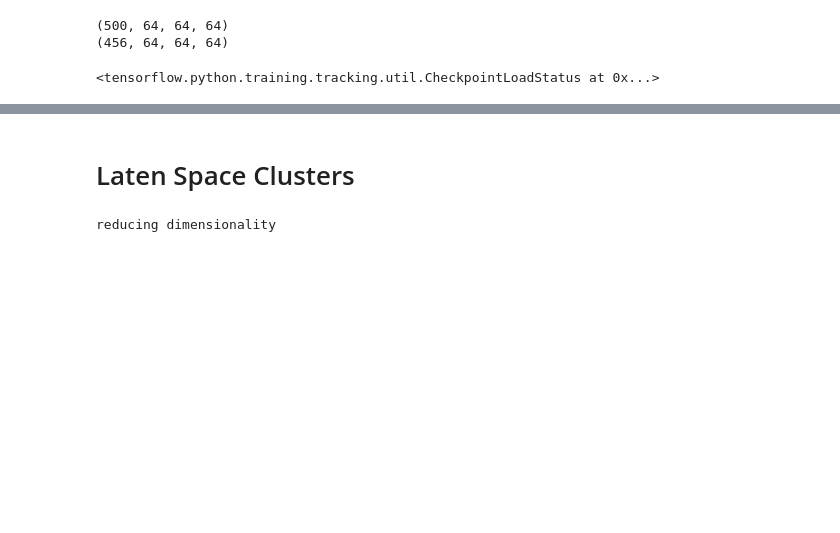
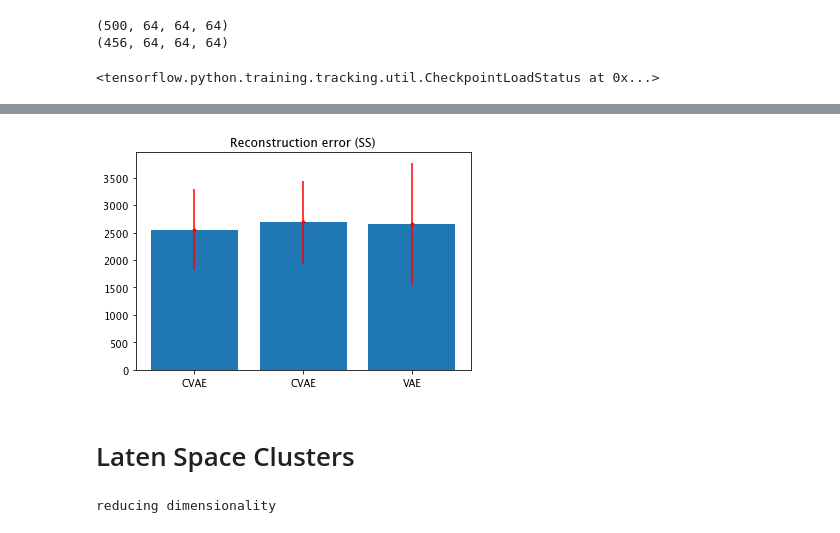
Before and after one commit to Aglinskas/BC-MRI-AE, a Jupyter notebook: Colab Notebooks/analysis-CCAE-Subtypes.ipynb, the cells around one changed output, grey strips where cells are left out. Saved outputs shown, nothing was run; the diff lists cells and outputs as text; code cells hidden in the pictures; blank space fills up the shorter version.

```diff
--- a/Colab Notebooks/analysis-CCAE-Subtypes.ipynb
+++ b/Colab Notebooks/analysis-CCAE-Subtypes.ipynb
@@ -150,3 +186,18 @@ Text(0.5, 1.0, 'CVAE prediction')
+# %%
+v1 = np.array([((SFARI_data[s,:,:,:]-ps_CCVAE[0][s,:,:,:,0])**2).sum() for s in range(100)])
+v2 = np.array([((SFARI_data[s,:,:,:]-ps_CCVAE[1][s,:,:,:,0])**2).sum() for s in range(100)])
+v3 = np.array([((SFARI_data[s,:,:,:]-ps_CVAE[s,:,:,:,0])**2).sum() for s in range(100)])
+
+xs = np.arange(3)
+y = [v1.mean(),v2.mean(),v3.mean()]
+se = [v1.std(),v2.std(),v3.std()]
+plt.bar(xs,y)
+plt.errorbar(xs,y,se,fmt='r.')
+
+plt.xticks(xs,labels=['CVAE','CVAE','VAE']);
+plt.title('Reconstruction error (SS)');
+# %% [output]
+[figure, added]
 # %%
 def dim_reduce(z,method='PCA'):
 
```
Also changed, not shown: parts of 51 cells of this notebook, 2 other files.
